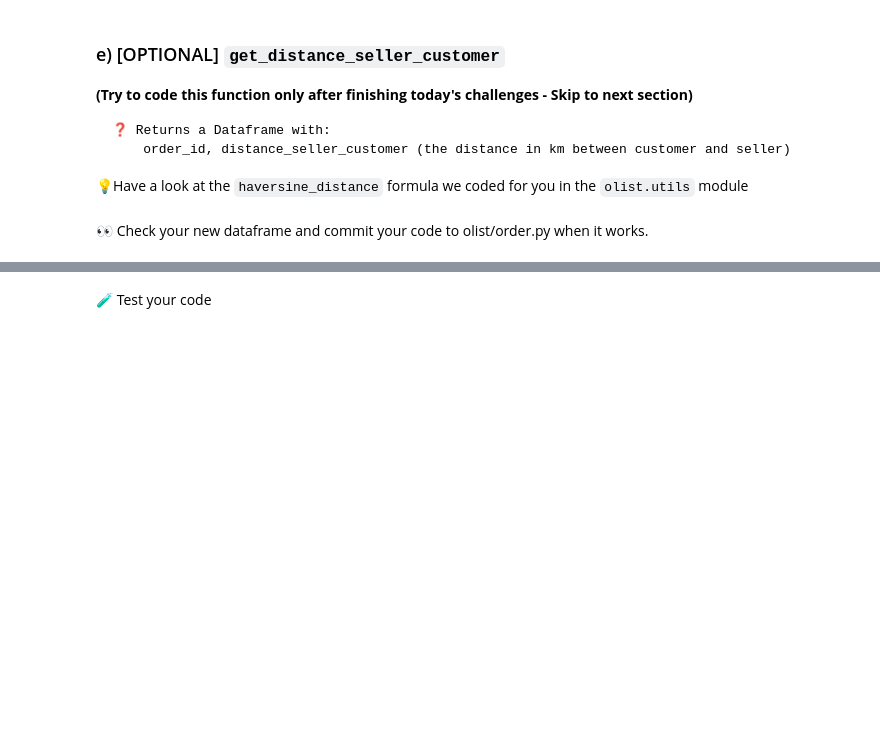
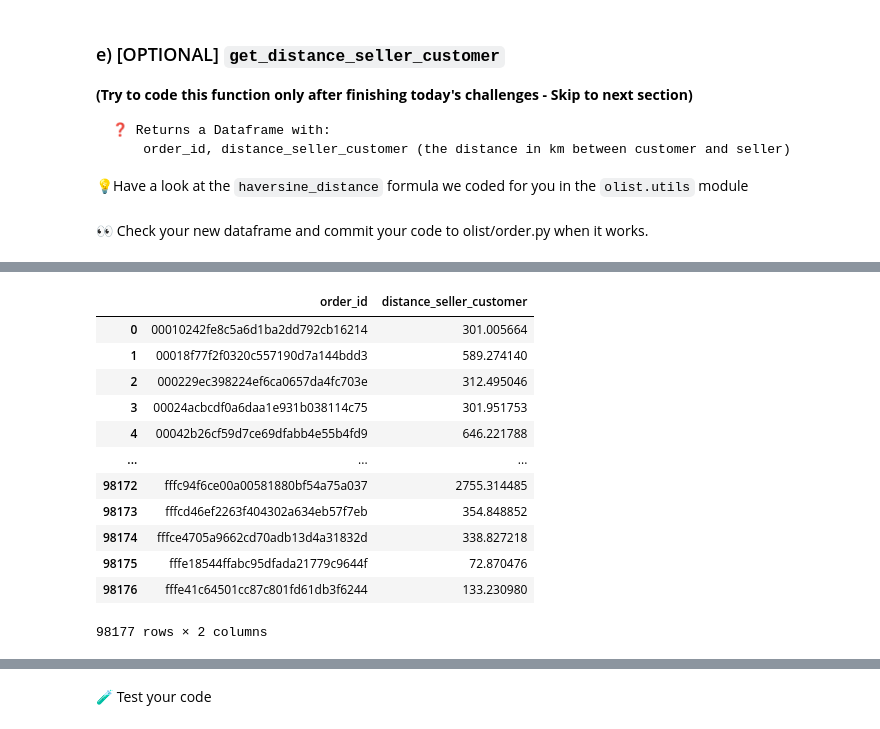
Before and after one commit to TaniaGretton/data-orders, a Jupyter notebook: orders.ipynb, the cells around one changed output, grey strips where cells are left out. Drawn from its saved outputs; the diff is of its cells as text; code cells hidden in the pictures; blank space fills up the shorter version.

```diff
--- a/orders.ipynb
+++ b/orders.ipynb
@@ -535,3 +535,4 @@ git push origin master
 👀 Check your new dataframe and commit your code to olist/order.py when it works.
 # %%
 # YOUR CODE HERE
+matching_geo = Order().get_distance_seller_customer()
@@ -537,0 +555,19 @@ git push origin master
+# %%
+average_order_distance = matching_geo.groupby("order_id", as_index=False).agg(
+    {"distance_seller_customer": "mean"}
+)
+average_order_distance
+# %% [output]
+|  | order_id | distance_seller_customer |
+| 0 | 00010242fe8c5a6d1ba2dd792cb16214 | 301.005664 |
+| 1 | 00018f77f2f0320c557190d7a144bdd3 | 589.274140 |
+| 2 | 000229ec398224ef6ca0657da4fc703e | 312.495046 |
+| 3 | 00024acbcdf0a6daa1e931b038114c75 | 301.951753 |
+| 4 | 00042b26cf59d7ce69dfabb4e55b4fd9 | 646.221788 |
+| ... | ... | ... |
+| 98172 | fffc94f6ce00a00581880bf54a75a037 | 2755.314485 |
+| 98173 | fffcd46ef2263f404302a634eb57f7eb | 354.848852 |
+| 98174 | fffce4705a9662cd70adb13d4a31832d | 338.827218 |
+| 98175 | fffe18544ffabc95dfada21779c9644f | 72.870476 |
+| 98176 | fffe41c64501cc87c801fd61db3f6244 | 133.230980 |
+98177 rows × 2 columns
```
Also changed, not shown: parts of 6 cells of this notebook.
